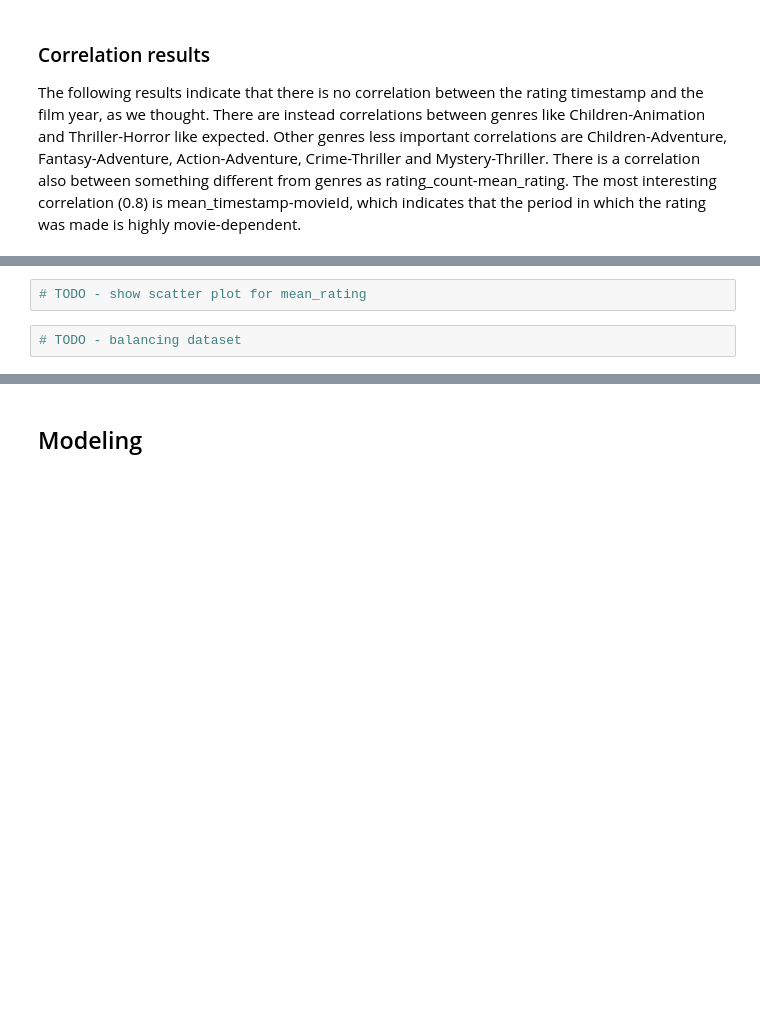
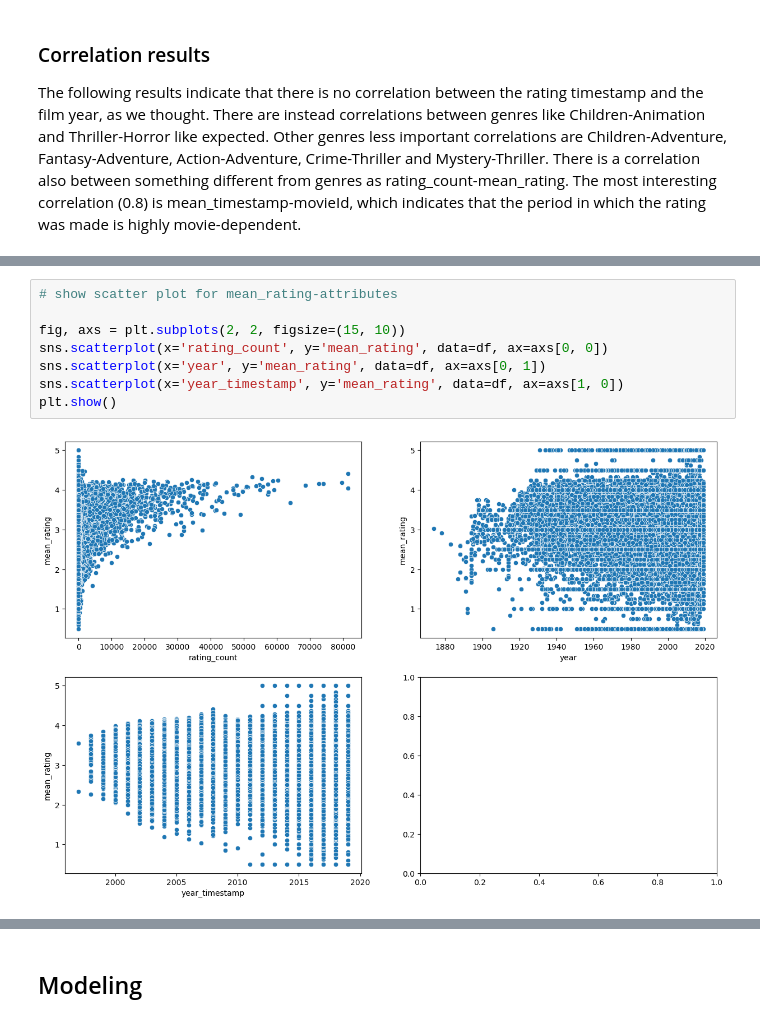
Before and after one commit to nicolopizzo/data-analytics, a Jupyter notebook: analysis.ipynb, the cells around one changed output, grey strips where cells are left out. Cells and saved outputs as stored; diff of their text form; blank space fills up the shorter version.

```diff
--- a/analysis.ipynb
+++ b/analysis.ipynb
@@ -373,5 +376,11 @@ display(df.head())
 5 rows × 24 columns
-# %%
-# TODO - show scatter plot for mean_rating
-# %%
-# TODO - balancing dataset
+# %%
+# show scatter plot for mean_rating-attributes
+
+fig, axs = plt.subplots(2, 2, figsize=(15, 10))
+sns.scatterplot(x='rating_count', y='mean_rating', data=df, ax=axs[0, 0])
+sns.scatterplot(x='year', y='mean_rating', data=df, ax=axs[0, 1])
+sns.scatterplot(x='year_timestamp', y='mean_rating', data=df, ax=axs[1, 0])
+plt.show()
+# %% [output]
+[figure, added]
```
Also changed, not shown: parts of 18 cells of this notebook.
